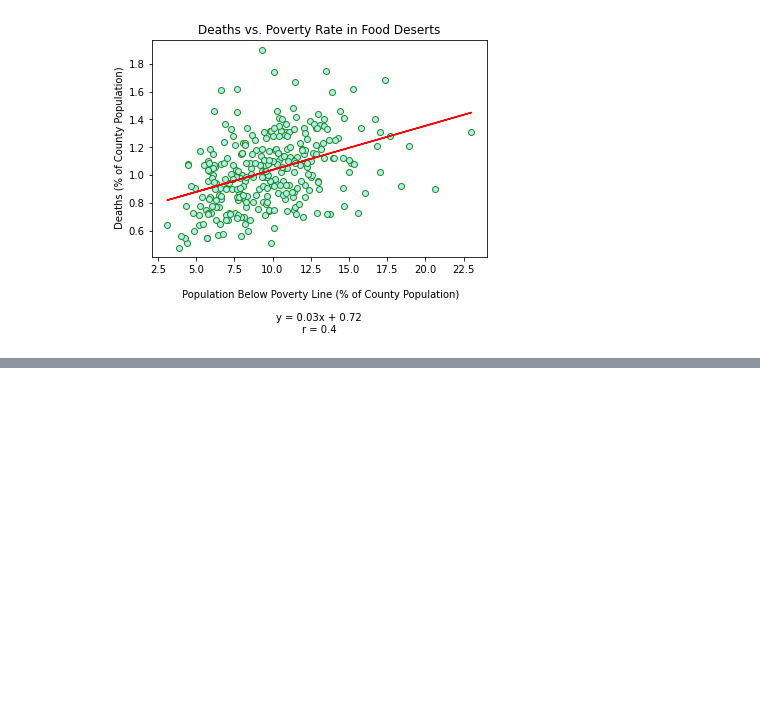
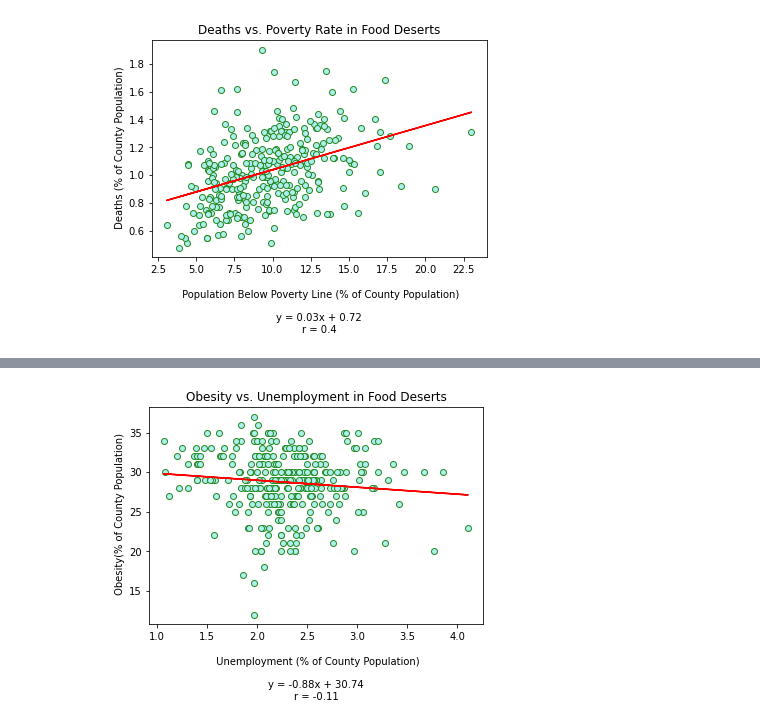
Before and after one commit to Ssimoes48/Food-Deserts-Analysis, a Jupyter notebook: Resources/OLD NBs/kasey_nb2.ipynb, the cells around one changed output, grey strips where cells are left out. Saved outputs shown, nothing was run; the diff lists cells and outputs as text; code cells hidden in the pictures; blank space fills up the shorter version.

```diff
--- a/Resources/OLD NBs/kasey_nb2.ipynb
+++ b/Resources/OLD NBs/kasey_nb2.ipynb
@@ -392,34 +392,36 @@ fig4B.savefig("Scatter_Plots/Fig 04B - Obesity_Unemp - Non-FD", dpi=100)
 ## plot number unempl rate% vs unemployment in food desert
 
 ## get df with only values that correspond for both series
 plot1_df = FEI_10_df[(pd.notnull(FEI_10_df['% Unemployed'])) & (pd.notnull(FEI_10_df['% Obese']))]
 
 
 ## plot subset of the data - 300 is about 10 to 20 percent
-x_axis = plot1_df['% Unemployed]
+x_axis = plot1_df['% Unemployed']
 y_axis = plot1_df['% Obese']
 
 
 ## parameters for linear regression
 (slope, intercept, rvalue, pvalue, stderr) = linregress(x_axis, y_axis)
 regress_values = x_axis * slope + intercept
 line_eq = "y = " + str(round(slope,2)) + "x + " + str(round(intercept,2))
 
 plt.plot(x_axis, regress_values, "r-")
 
 ## Calculate the correlation coefficient and linear regression model
 pearsonr = st.pearsonr(x_axis, y_axis)
 r_display = str(round(pearsonr[0],2))
 
 ## scatter plot
 plot2 = plt.scatter(x_axis, y_axis, marker="o", facecolors="paleturquoise", edgecolors="forestgreen")
 plt.title(f"Obesity vs. Unemployment in Food Deserts")
 plt.xlabel("\n Unemployment (% of County Population)" + "\n" + "\n" + line_eq + "\n" + "r = " + r_display)
 plt.ylabel("\n Obesity(% of County Population)")
 
 fig4A = plt.gcf()
 plt.show()
 fig4A.savefig("Scatter_Plots/Fig 04A - Obesity_Unemp - FD", dpi=100)
+# %% [output]
+[figure, added]
 # %%
 ## plot TractSNAP vs. %obesity, #diabestes enrollment, and #deaths
 # %%
```
Also changed, not shown: parts of 6 cells of this notebook, 13 other files.
